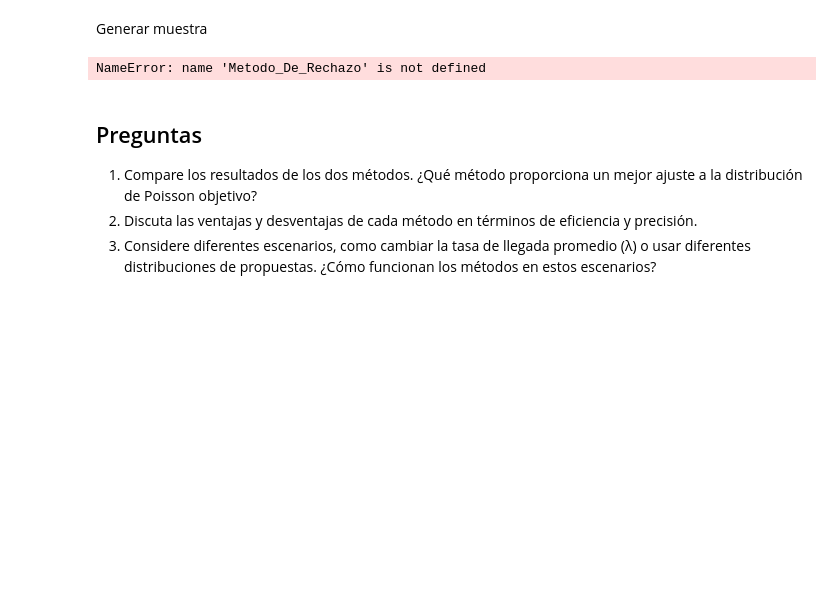
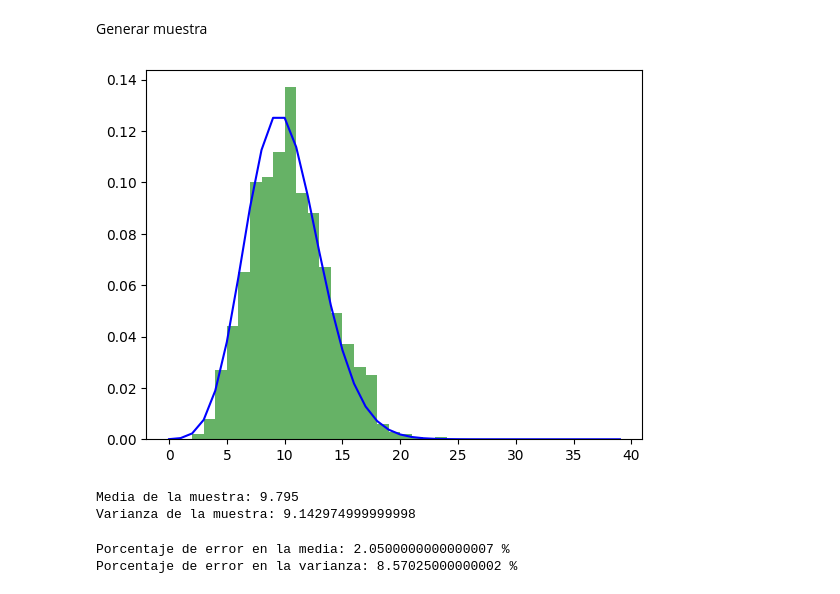
Before and after one commit to MaJu502/corto1ModSim, a Jupyter notebook: corto1.ipynb, the cells around one changed output. Drawn from its saved outputs; the diff is of its cells as text; code cells hidden in the pictures; blank space fills up the shorter version.

```diff
--- a/corto1.ipynb
+++ b/corto1.ipynb
@@ -155,3 +155,17 @@ for i in range(0, max_x):
     pmf = poisson.pmf(i, lambda_v)
     if pmf > C:
         C = pmf
+# %%
+# Método de rechazo usando la distribución uniforme como propuesta
+def Metodo_De_Rechazo():
+    while True:
+        X = np.random.randint(0, max_x)  # Generar un número aleatorio de la distribución uniforme
+        U = np.random.uniform(0, 1)  # Generar un número aleatorio U entre 0 y 1
+        if U <= poisson.pmf(X, lambda_v) / C:
+            return X
+# %%
+muestras = []
+
+for _ in range(1000):
+    muestra = Metodo_De_Rechazo() # Genera una muestra utilizando la función definida anteriormente
+    muestras.append(muestra)
@@ -163,10 +180,26 @@ muestras = []
 for _ in range(1000):
     muestra = Metodo_De_Rechazo() # Genera una muestra utilizando la función definida anteriormente
     muestras.append(muestra)
-# %% [output]
-NameError: name 'Metodo_De_Rechazo' is not defined
-# %% [markdown]
-## Preguntas
-1. Compare los resultados de los dos métodos. ¿Qué método proporciona un mejor ajuste a la distribución de Poisson objetivo?
-2. Discuta las ventajas y desventajas de cada método en términos de eficiencia y precisión.
-3. Considere diferentes escenarios, como cambiar la tasa de llegada promedio (λ) o usar diferentes distribuciones de propuestas. ¿Cómo funcionan los métodos en estos escenarios?
+# %%
+plt.hist(muestras, bins=range(0, max_x), alpha=0.6, color='g', density=True) # Asegúrate de que la variable se llama 'samples'
+k_values = np.arange(0, max_x)
+plt.plot(k_values, poisson.pmf(k_values, lambda_v), 'b-', label='poisson pmf') # Cambia 'bo' a 'b-' para una línea continua
+plt.show()
+# %% [output]
+[figure, added]
+# %%
+# Calcular la media y la varianza de la muestra generada
+print('Media de la muestra:', media)
+print('Varianza de la muestra:', varianza)
+# %% [output]
+Media de la muestra: 9.795
+Varianza de la muestra: 9.142974999999998
+# %%
+p_error_Media = abs(10 - media) / 10 * 100
+p_error_Varianza = abs(10 - varianza) / 10 * 100
+
+print("Porcentaje de error en la media:", p_error_Media, "%")
+print("Porcentaje de error en la varianza:", p_error_Varianza, "%")
+# %% [output]
+Porcentaje de error en la media: 2.0500000000000007 %
+Porcentaje de error en la varianza: 8.57025000000002 %
```
Also changed, not shown: parts of 4 cells of this notebook.
